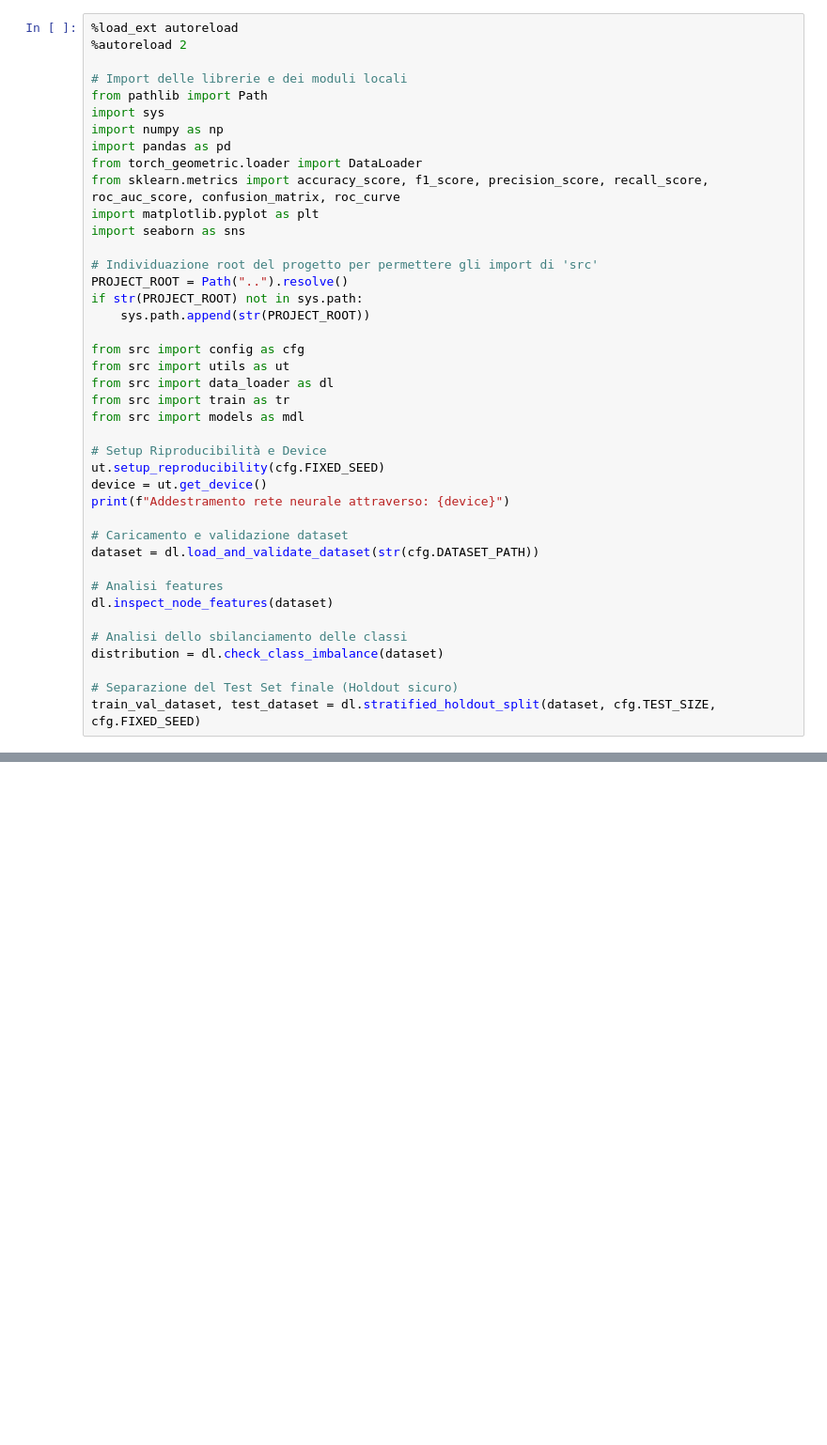
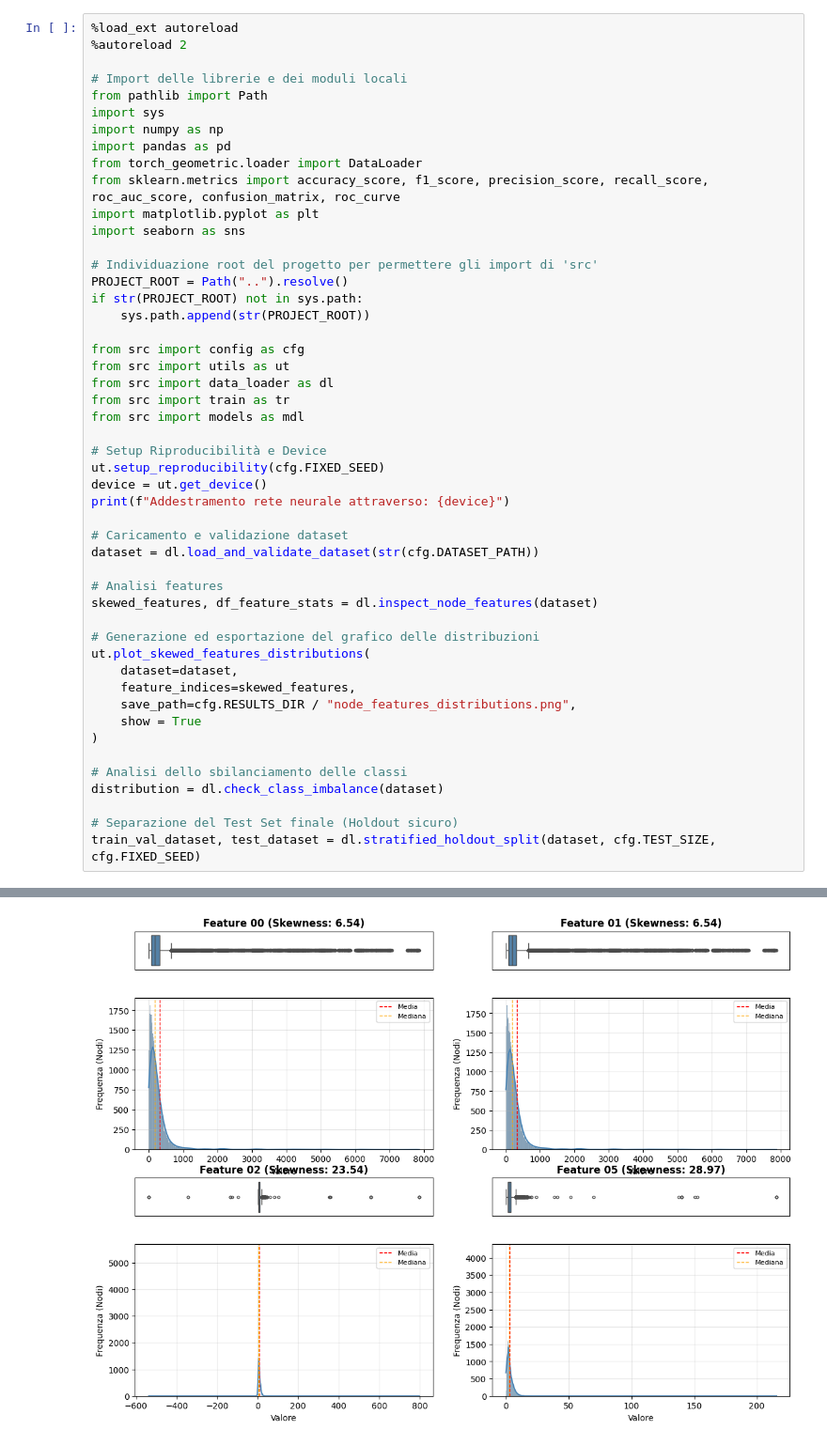
Before and after one commit to RuudGaled/protein-classification-comparison, a Jupyter notebook: notebooks/model_comparison.ipynb, the cells around one changed output, grey strips where cells are left out. Shown at 94% size. Cells and saved outputs as stored; diff of their text form; blank space fills up the shorter version.

Commit message:
feat: Updated feature analysis and added distribution chart

```diff
--- a/notebooks/model_comparison.ipynb
+++ b/notebooks/model_comparison.ipynb
@@ -32,7 +32,15 @@ print(f"Addestramento rete neurale attraverso: {device}")
 dataset = dl.load_and_validate_dataset(str(cfg.DATASET_PATH))
 
 # Analisi features
-dl.inspect_node_features(dataset)
+skewed_features, df_feature_stats = dl.inspect_node_features(dataset)
+
+# Generazione ed esportazione del grafico delle distribuzioni
+ut.plot_skewed_features_distributions(
+    dataset=dataset,
+    feature_indices=skewed_features,
+    save_path=cfg.RESULTS_DIR / "node_features_distributions.png",
+    show = True
+)
 
 # Analisi dello sbilanciamento delle classi
 distribution = dl.check_class_imbalance(dataset)
@@ -59,0 +68 @@ Classe 1 (Enzimi)    : 412 (41.16%)
+[figure, added]
```
Also changed, not shown: parts of 8 cells of this notebook, 3 other files.
